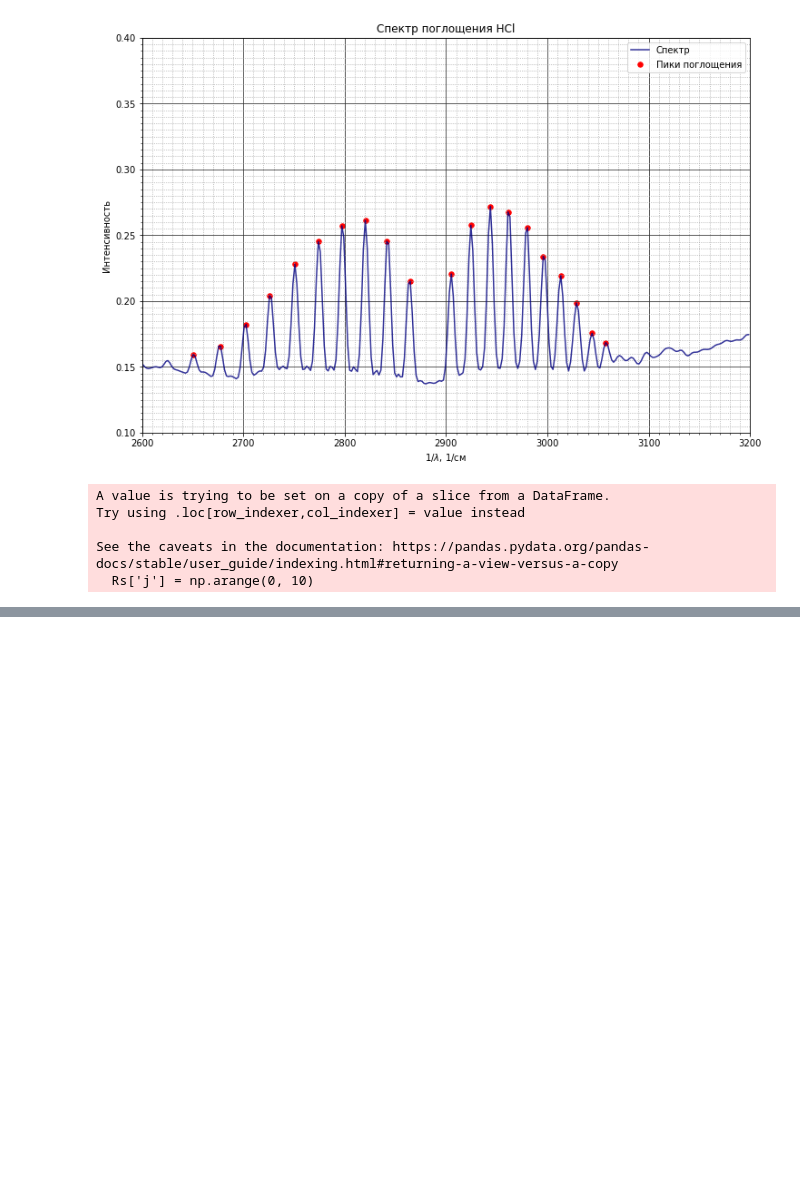
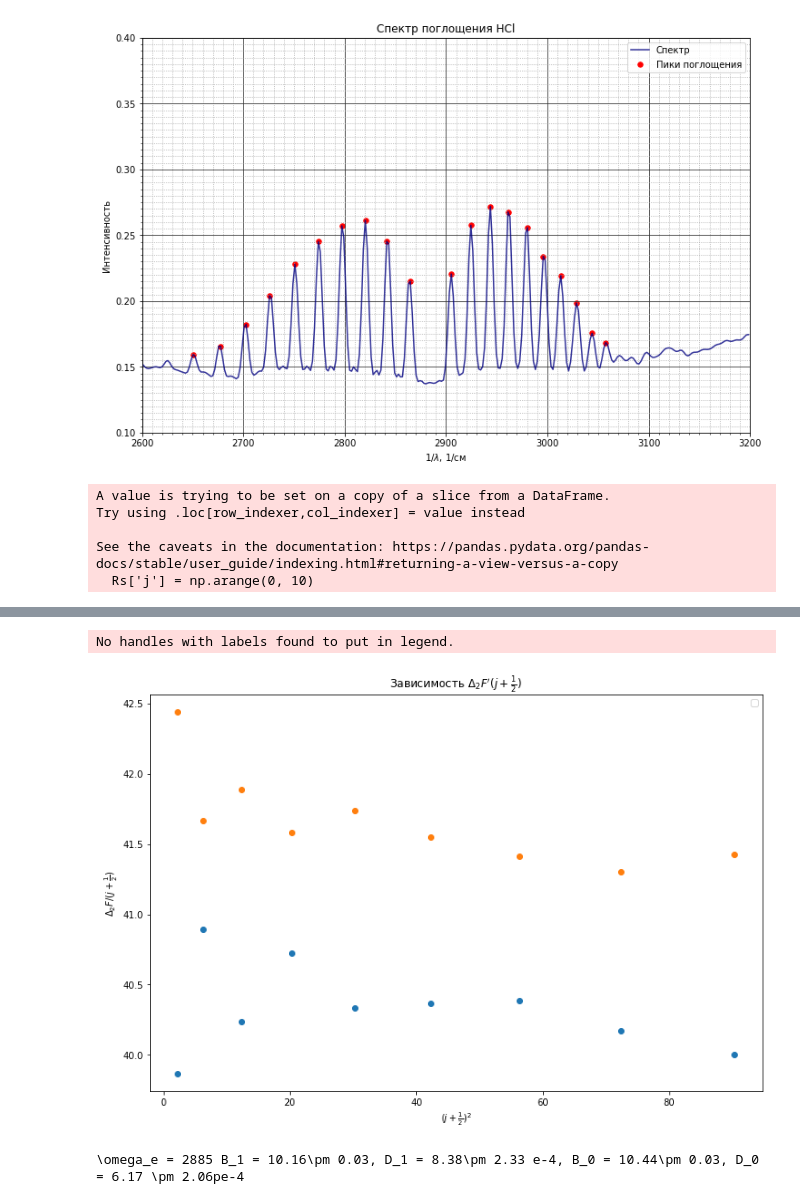
Before and after one commit to Redencon/Lapki, a Jupyter notebook: FTIR.ipynb, the cells around one changed output, grey strips where cells are left out. Drawn from its saved outputs; the diff is of its cells as text; code cells hidden in the pictures; blank space fills up the shorter version.

```diff
--- a/FTIR.ipynb
+++ b/FTIR.ipynb
@@ -180,3 +182,27 @@ Text(0.5, 1.0, 'Зависимость F(j)')
+# %%
+plt.figure(figsize=(12, 8))
+plt.scatter((F['j'] + 0.5)**2, F['one']/(F['j'] + 0.5))
+plt.scatter((F['j'] + 0.5)**2, F['two']/(F['j'] + 0.5))
+# plt.plot(xs + 0.5, f(xs, *popt1), label=r"$F'(j)$")
+# plt.plot(xs + 0.5, f(xs, *popt2), label=r"$F''(j)$")
+plt.xlabel(r'$(j + \frac{1}{2})^2$')
+plt.ylabel(r"$\Delta_2F / (j + \frac{1}{2})$")
+plt.title(r"Зависимость $\Delta_2F'(j+\frac{1}{2})$")
+plt.legend()
+plt.savefig('DF_j_mod.jpg')
+# %% [output]
+No handles with labels found to put in legend.
+[figure, added]
+# %%
+with open('latex_output.txt', 'w', encoding='utf-8') as file:
+    file.write(F[['j', 'R', 'P', 'one', 'two']].to_latex(index=False))
+
+dpopt1 = np.sqrt(pcov1.diagonal())
+dpopt2 = np.sqrt(pcov2.diagonal())
+
+print(f'\\omega_e = {round((Rs_d[0] + Ps_d[1])*0.5)} B_1 = {round(popt1[0], 2)}\pm {round(dpopt1[0], 2)}, D_1 = {round(popt1[1]*1e4, 2)}\pm {round(dpopt1[1]*1e4, 2)} e-4, B_0 = {round(popt2[0], 2)}\pm {round(dpopt2[0], 2)}, D_0 = {round(popt2[1]*1e4, 2)} \pm {round(1e4*dpopt2[1], 2)}pe-4')
+# %% [output]
+\omega_e = 2885 B_1 = 10.16\pm 0.03, D_1 = 8.38\pm 2.33 e-4, B_0 = 10.44\pm 0.03, D_0 = 6.17 \pm 2.06pe-4
 # %%
 data = pd.read_csv('FTIR/3 atr этанол попытка 2.ascii.ascii', comment='#', skiprows=0, sep='\t', header=None)
 data.columns = ['freq', 'abs']
```
Also changed, not shown: parts of 9 cells of this notebook, 1 other file.
